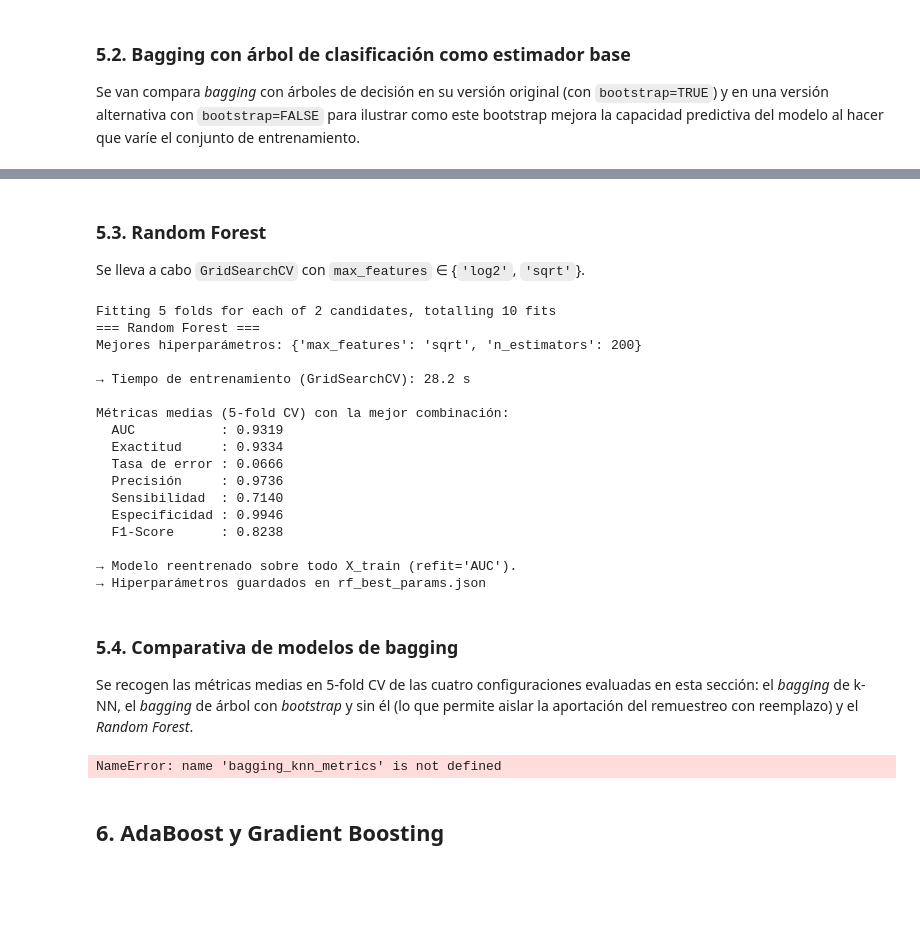
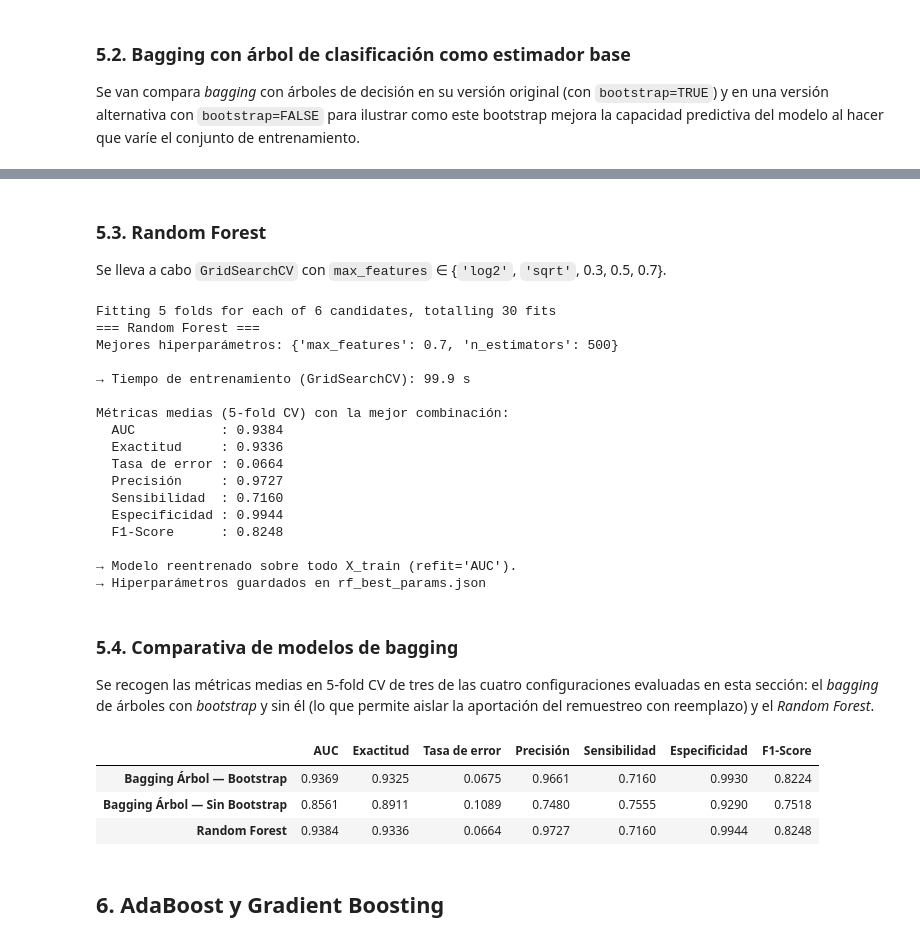
Before and after one commit to Ferovi3/TFG---Tecnicas-de-ensamblado-en-aprendizaje-automatico-supervisado, a Jupyter notebook: Credit Risk Dataset.ipynb, the cells around one changed output, grey strips where cells are left out. Saved outputs shown, nothing was run; the diff lists cells and outputs as text; code cells hidden in the pictures; blank space fills up the shorter version.

```diff
--- a/Credit Risk Dataset.ipynb
+++ b/Credit Risk Dataset.ipynb
@@ -896,7 +944,7 @@ Métricas medias (5-fold CV) — mejor configuración global:
 # %% [markdown]
 ### 5.3. Random Forest
 
-Se lleva a cabo `GridSearchCV` con  `max_features` ∈ {`'log2'`, `'sqrt'`}.
+Se lleva a cabo `GridSearchCV` con  `max_features` ∈ {`'log2'`, `'sqrt'`, 0.3, 0.5, 0.7}.
 # %%
 # Random Forest
 rf_pipe = Pipeline([
@@ -913,7 +961,7 @@ rf_pipe = Pipeline([
 
 rf_params = {
     'classifier__n_estimators': [500],
-    'classifier__max_features': ['log2', 'sqrt']
+    'classifier__max_features': ['log2', 'sqrt', 0.3, 0.5, 0.7, 1]
 }
 
 t0 = time.perf_counter()
@@ -946,39 +994,41 @@ with open('rf_best_params.json', 'w') as f:
     json.dump(rf_best_json, f, indent=4)
 print("→ Hiperparámetros guardados en rf_best_params.json")
 # %% [output]
-Fitting 5 folds for each of 2 candidates, totalling 10 fits
+Fitting 5 folds for each of 6 candidates, totalling 30 fits
 === Random Forest ===
-Mejores hiperparámetros: {'max_features': 'sqrt', 'n_estimators': 200}
+Mejores hiperparámetros: {'max_features': 0.7, 'n_estimators': 500}
 
-→ Tiempo de entrenamiento (GridSearchCV): 28.2 s
+→ Tiempo de entrenamiento (GridSearchCV): 99.9 s
 
 Métricas medias (5-fold CV) con la mejor combinación:
-  AUC           : 0.9319
-  Exactitud     : 0.9334
-  Tasa de error : 0.0666
-  Precisión     : 0.9736
-  Sensibilidad  : 0.7140
-  Especificidad : 0.9946
-  F1-Score      : 0.8238
+  AUC           : 0.9384
+  Exactitud     : 0.9336
+  Tasa de error : 0.0664
+  Precisión     : 0.9727
+  Sensibilidad  : 0.7160
+  Especificidad : 0.9944
+  F1-Score      : 0.8248
 
 → Modelo reentrenado sobre todo X_train (refit='AUC').
 → Hiperparámetros guardados en rf_best_params.json
 # %% [markdown]
 ### 5.4. Comparativa de modelos de bagging
 
-Se recogen las métricas medias en 5-fold CV de las cuatro configuraciones evaluadas en esta sección: el *bagging* de k-NN, el *bagging* de árbol con *bootstrap* y sin él (lo que permite aislar la aportación del remuestreo con reemplazo) y el *Random Forest*.
+Se recogen las métricas medias en 5-fold CV de tres de las cuatro configuraciones evaluadas en esta sección: el *bagging* de árboles con *bootstrap* y sin él (lo que permite aislar la aportación del remuestreo con reemplazo) y el *Random Forest*.
 # %%
-# Tabla comparativa de los 4 modelos ensamblados (métricas medias en 5-fold CV)
+# Tabla comparativa de los 3 modelos ensamblados (métricas medias en 5-fold CV)
 ensemble_summary = pd.DataFrame({
-    'Bagging k-NN':              bagging_knn_metrics,
     'Bagging Árbol — Bootstrap': bagging_tree_bootstrap_metrics,
-    'Bagging Árbol — Pasting':   bagging_tree_pasting_metrics,
+    'Bagging Árbol — Sin Bootstrap':   bagging_tree_pasting_metrics,
     'Random Forest':             rf_metrics
 }).T.round(4)
 
 ensemble_summary
 # %% [output]
-NameError: name 'bagging_knn_metrics' is not defined
+|  | AUC | Exactitud | Tasa de error | Precisión | Sensibilidad | Especificidad | F1-Score |
+| Bagging Árbol — Bootstrap | 0.9369 | 0.9325 | 0.0675 | 0.9661 | 0.7160 | 0.9930 | 0.8224 |
+| Bagging Árbol — Sin Bootstrap | 0.8561 | 0.8911 | 0.1089 | 0.7480 | 0.7555 | 0.9290 | 0.7518 |
+| Random Forest | 0.9384 | 0.9336 | 0.0664 | 0.9727 | 0.7160 | 0.9944 | 0.8248 |
 # %% [markdown]
 ## 6. AdaBoost y Gradient Boosting
 # %% [markdown]
```
Also changed, not shown: parts of 7 cells of this notebook.
